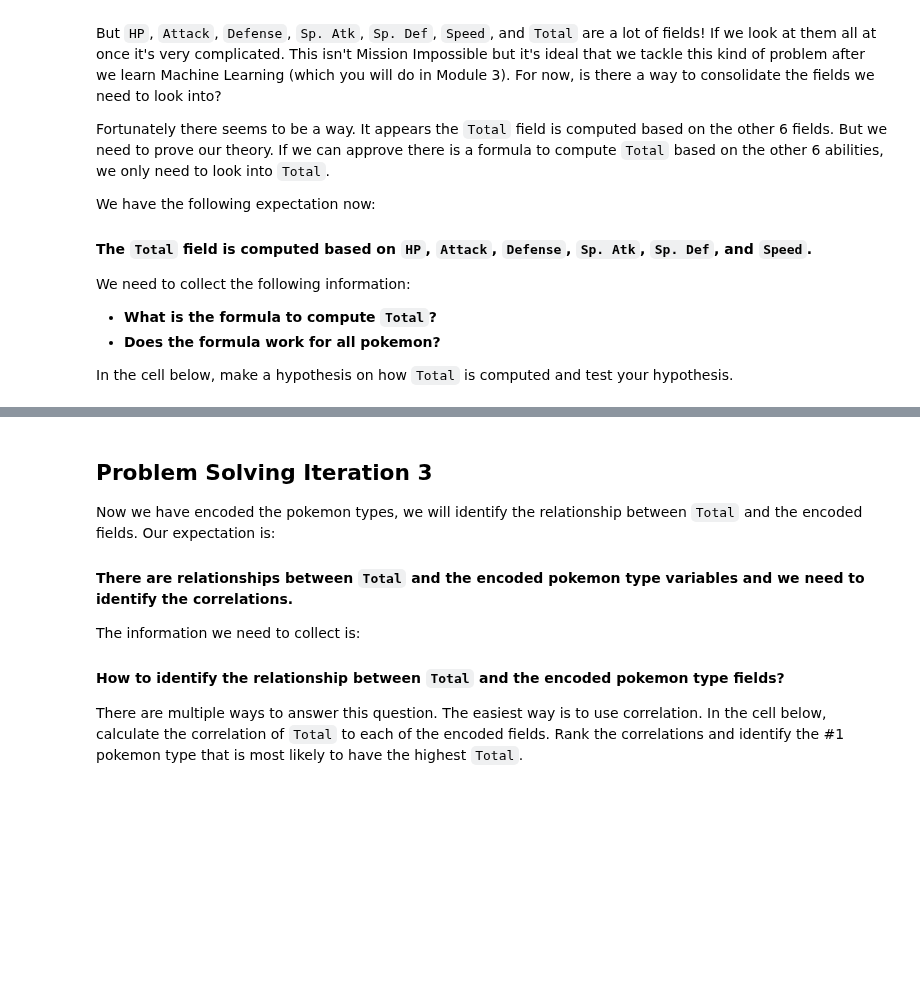
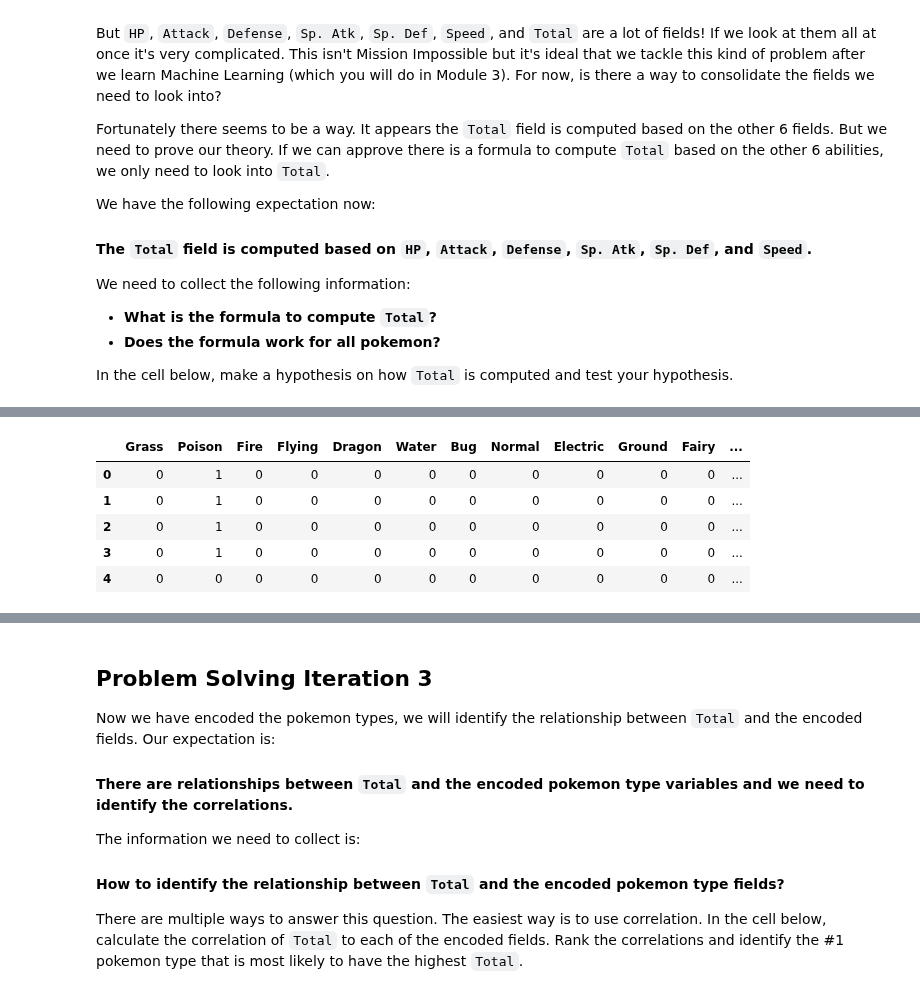
Before and after one commit to Ironhack-Data-Madrid-Octubre-2023/2.3-lab_df_calculation_and_transformation, a Jupyter notebook: your-code/challenge-2.ipynb, the cells around one changed output, grey strips where cells are left out. Saved outputs shown, nothing was run; the diff lists cells and outputs as text; code cells hidden in the pictures; blank space fills up the shorter version.

```diff
--- a/your-code/challenge-2.ipynb
+++ b/your-code/challenge-2.ipynb
@@ -76,0 +177,12 @@ The new numerical variables you create should look like below:
+# %%
+#Lo mismo, creo un Dataframe con los datos de Type2 del df pokemon
+poketipo2 = pd.get_dummies(pokemon['Type 2'])
+poketipo2 = poketipo2[orden_poketipos]
+poketipo2.head()
+# %% [output]
+|  | Grass | Poison | Fire | Flying | Dragon | Water | Bug | Normal | Electric | Ground | Fairy | ... |
+| 0 | 0 | 1 | 0 | 0 | 0 | 0 | 0 | 0 | 0 | 0 | 0 | ... |
+| 1 | 0 | 1 | 0 | 0 | 0 | 0 | 0 | 0 | 0 | 0 | 0 | ... |
+| 2 | 0 | 1 | 0 | 0 | 0 | 0 | 0 | 0 | 0 | 0 | 0 | ... |
+| 3 | 0 | 1 | 0 | 0 | 0 | 0 | 0 | 0 | 0 | 0 | 0 | ... |
+| 4 | 0 | 0 | 0 | 0 | 0 | 0 | 0 | 0 | 0 | 0 | 0 | ... |
```
Also changed, not shown: parts of 18 cells of this notebook.
